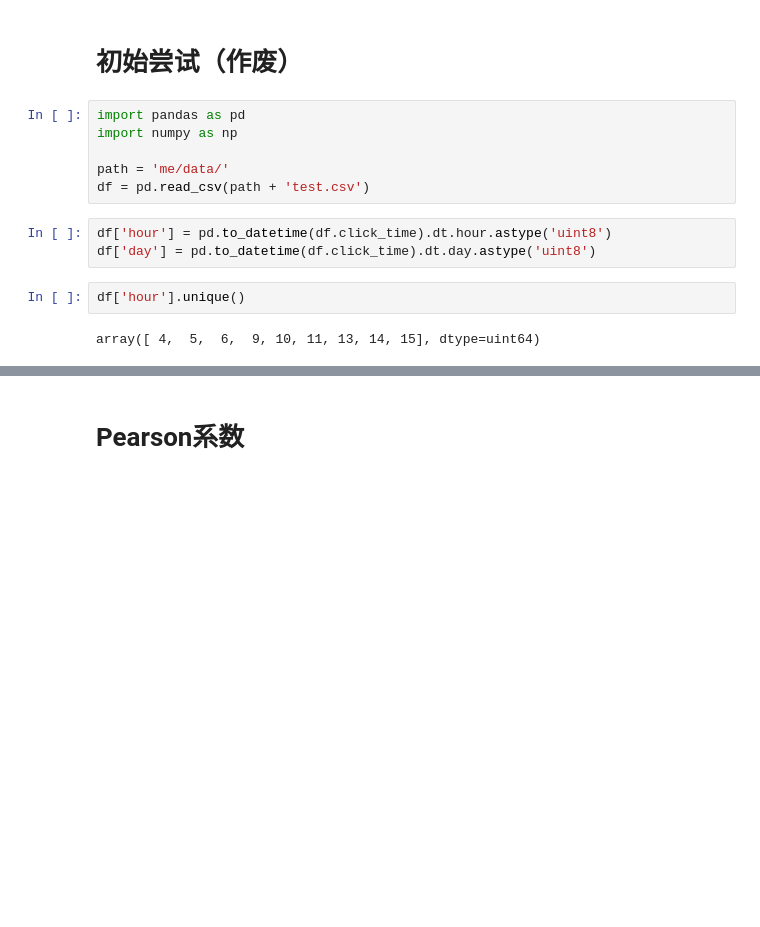
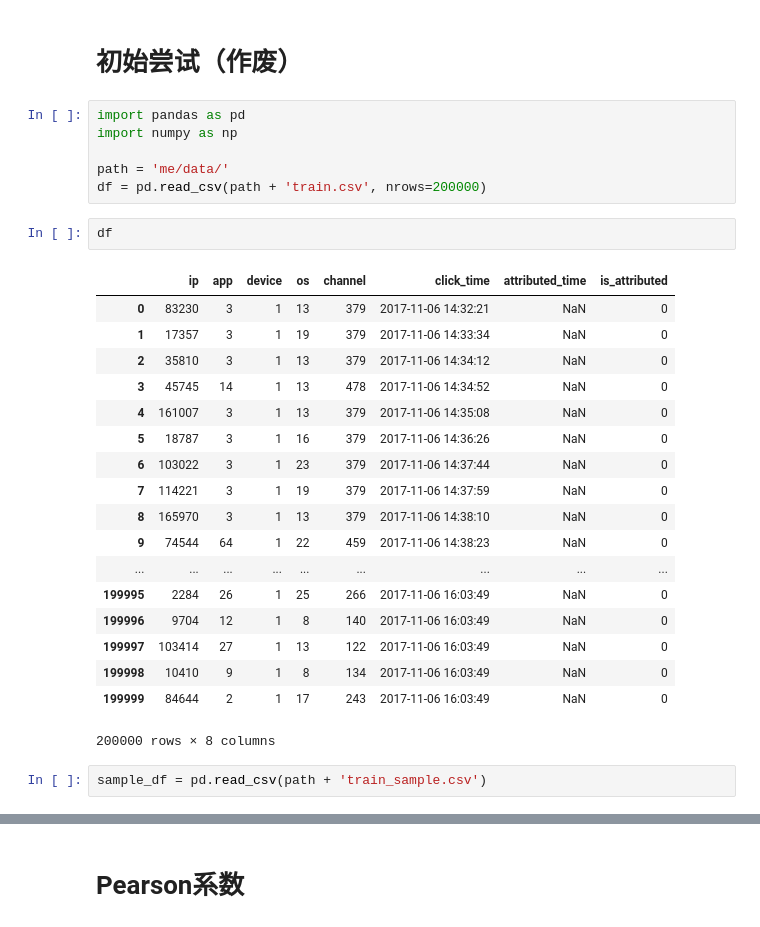
Before and after one commit to RMSnow/AdTracking, a Jupyter notebook: correlation.ipynb, the cells around one changed output, grey strips where cells are left out. Drawn from its saved outputs; the diff is of its cells as text; blank space fills up the shorter version.

```diff
--- a/correlation.ipynb
+++ b/correlation.ipynb
@@ -5,11 +5,27 @@ import pandas as pd
 import numpy as np
 
 path = 'me/data/'
-df = pd.read_csv(path + 'test.csv')
+df = pd.read_csv(path + 'train.csv', nrows=200000)
-# %%
-df['hour'] = pd.to_datetime(df.click_time).dt.hour.astype('uint8')
-df['day'] = pd.to_datetime(df.click_time).dt.day.astype('uint8')
 # %%
-df['hour'].unique()
+df
 # %% [output]
+|  | ip | app | device | os | channel | click_time | attributed_time | is_attributed |
+| 0 | 83230 | 3 | 1 | 13 | 379 | 2017-11-06 14:32:21 | NaN | 0 |
+| 1 | 17357 | 3 | 1 | 19 | 379 | 2017-11-06 14:33:34 | NaN | 0 |
+| 2 | 35810 | 3 | 1 | 13 | 379 | 2017-11-06 14:34:12 | NaN | 0 |
+| 3 | 45745 | 14 | 1 | 13 | 478 | 2017-11-06 14:34:52 | NaN | 0 |
+| 4 | 161007 | 3 | 1 | 13 | 379 | 2017-11-06 14:35:08 | NaN | 0 |
+| 5 | 18787 | 3 | 1 | 16 | 379 | 2017-11-06 14:36:26 | NaN | 0 |
+| 6 | 103022 | 3 | 1 | 23 | 379 | 2017-11-06 14:37:44 | NaN | 0 |
+| 7 | 114221 | 3 | 1 | 19 | 379 | 2017-11-06 14:37:59 | NaN | 0 |
+| 8 | 165970 | 3 | 1 | 13 | 379 | 2017-11-06 14:38:10 | NaN | 0 |
+| 9 | 74544 | 64 | 1 | 22 | 459 | 2017-11-06 14:38:23 | NaN | 0 |
+| ... | ... | ... | ... | ... | ... | ... | ... | ... |
+| 199995 | 2284 | 26 | 1 | 25 | 266 | 2017-11-06 16:03:49 | NaN | 0 |
+| 199996 | 9704 | 12 | 1 | 8 | 140 | 2017-11-06 16:03:49 | NaN | 0 |
+| 199997 | 103414 | 27 | 1 | 13 | 122 | 2017-11-06 16:03:49 | NaN | 0 |
+| 199998 | 10410 | 9 | 1 | 8 | 134 | 2017-11-06 16:03:49 | NaN | 0 |
+| 199999 | 84644 | 2 | 1 | 17 | 243 | 2017-11-06 16:03:49 | NaN | 0 |
-array([ 4,  5,  6,  9, 10, 11, 13, 14, 15], dtype=uint64)
+200000 rows × 8 columns
+# %%
+sample_df = pd.read_csv(path + 'train_sample.csv')
```
Also changed, not shown: parts of 1 cell of this notebook, 1 other file.
